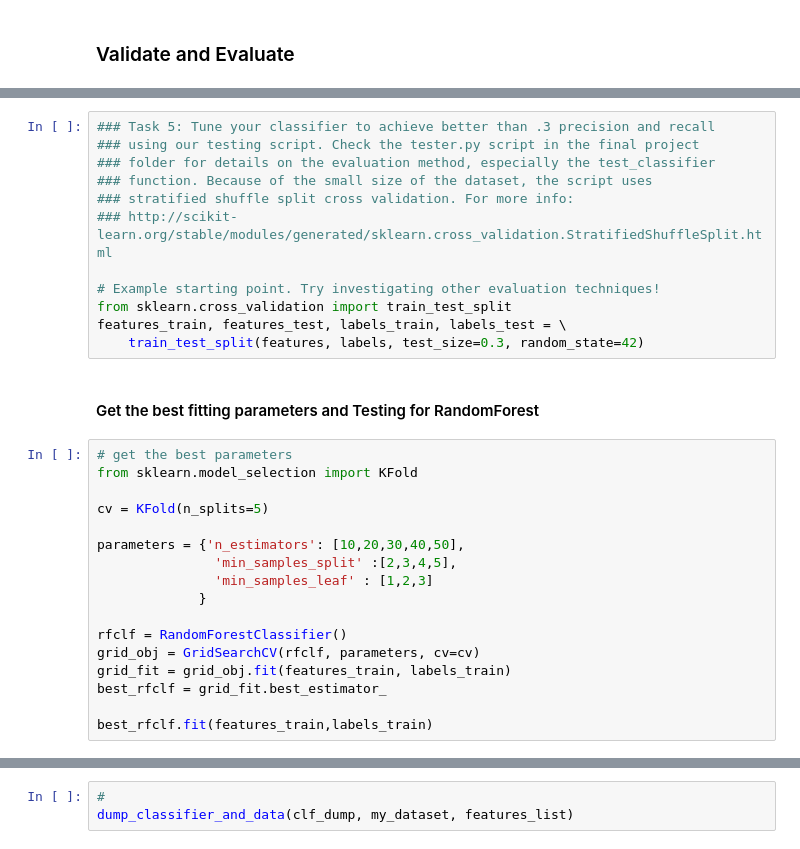
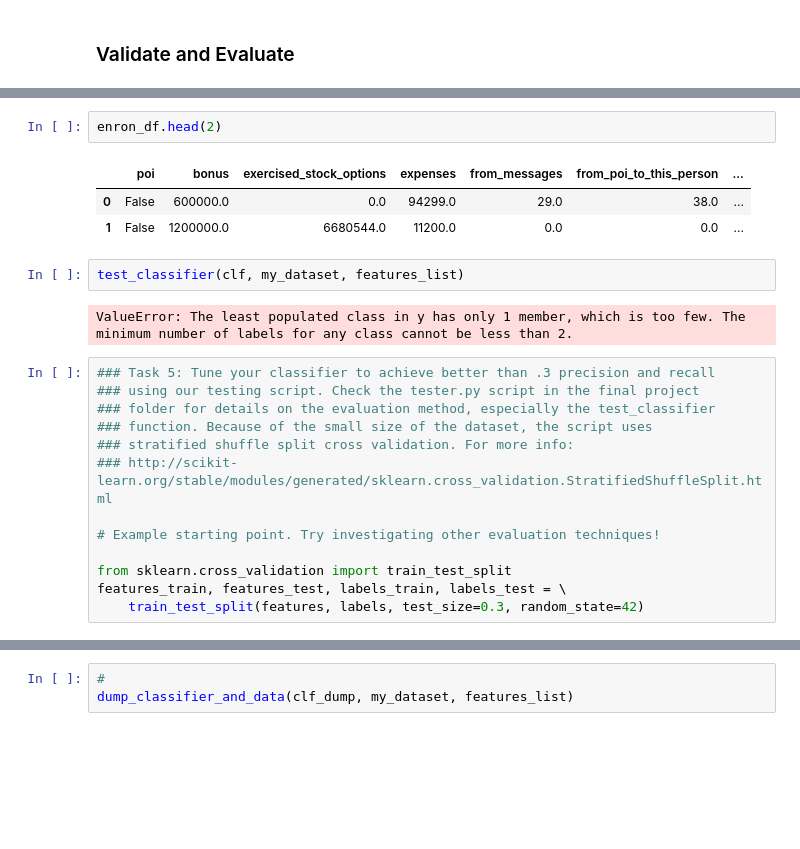
Before and after one commit to llwang8/Udacity-intro-machine-learning, a Jupyter notebook: ud120-projects-master/final_project/poi_id.ipynb, the cells around one changed output, grey strips where cells are left out. Cells and saved outputs as stored; diff of their text form; blank space fills up the shorter version.

Commit message:
pick algorithms and tune parameters

```diff
--- a/ud120-projects-master/final_project/poi_id.ipynb
+++ b/ud120-projects-master/final_project/poi_id.ipynb
@@ -919,3 +1037,13 @@ When tester.py is used to evaluate performance, precision and recall are both at
+# %%
+enron_df.head(2)
+# %% [output]
+|  | poi | bonus | exercised_stock_options | expenses | from_messages | from_poi_to_this_person | ... |
+| 0 | False | 600000.0 | 0.0 | 94299.0 | 29.0 | 38.0 | ... |
+| 1 | False | 1200000.0 | 6680544.0 | 11200.0 | 0.0 | 0.0 | ... |
+# %%
+test_classifier(clf, my_dataset, features_list)
+# %% [output]
+ValueError: The least populated class in y has only 1 member, which is too few. The minimum number of labels for any class cannot be less than 2.
 # %%
 ### Task 5: Tune your classifier to achieve better than .3 precision and recall
 ### using our testing script. Check the tester.py script in the final project
@@ -925,25 +1053,7 @@ When tester.py is used to evaluate performance, precision and recall are both at
 ### http://scikit-learn.org/stable/modules/generated/sklearn.cross_validation.StratifiedShuffleSplit.html
 
 # Example starting point. Try investigating other evaluation techniques!
+
 from sklearn.cross_validation import train_test_split
 features_train, features_test, labels_train, labels_test = \
     train_test_split(features, labels, test_size=0.3, random_state=42)
-# %% [markdown]
-#### Get the best fitting parameters and Testing for RandomForest
-# %%
-# get the best parameters
-from sklearn.model_selection import KFold
-
-cv = KFold(n_splits=5)
-
-parameters = {'n_estimators': [10,20,30,40,50],
-               'min_samples_split' :[2,3,4,5],
-               'min_samples_leaf' : [1,2,3]
-             }
-
-rfclf = RandomForestClassifier()
-grid_obj = GridSearchCV(rfclf, parameters, cv=cv)
-grid_fit = grid_obj.fit(features_train, labels_train)
-best_rfclf = grid_fit.best_estimator_
-
-best_rfclf.fit(features_train,labels_train)
```
Also changed, not shown: parts of 49 cells of this notebook, 2 other files.
